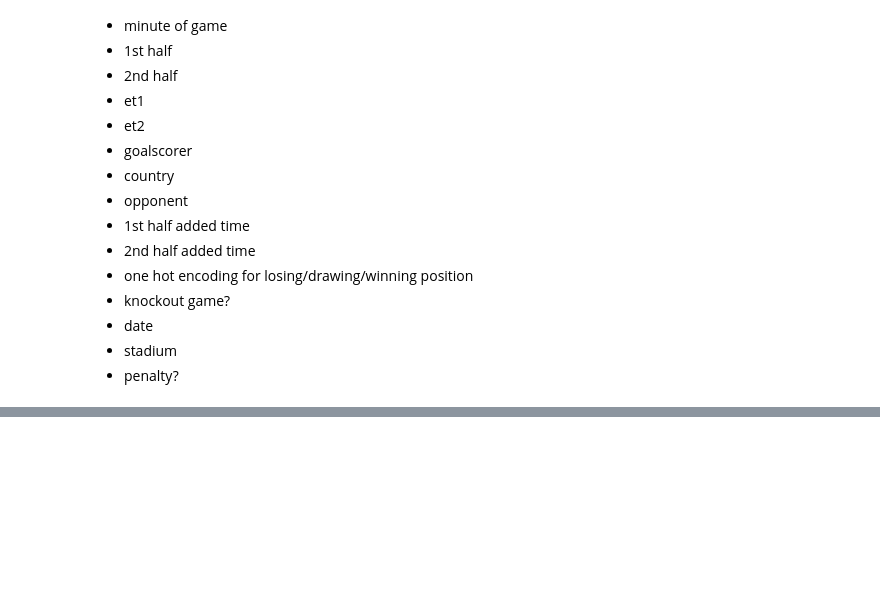
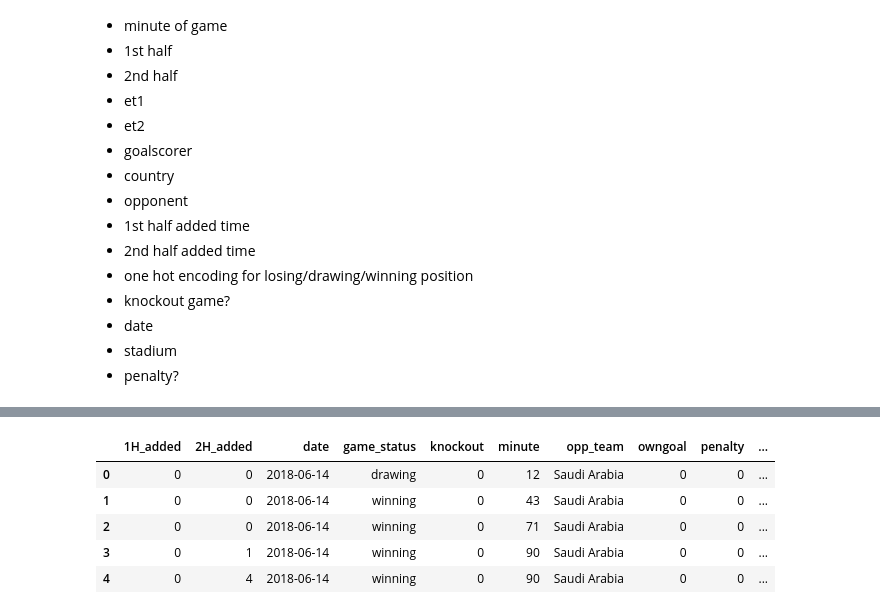
Before and after one commit to finnqiao/2018worldcup_viz, a Jupyter notebook: 2018_viz.ipynb, the cells around one changed output, grey strips where cells are left out. Saved outputs shown, nothing was run; the diff lists cells and outputs as text; code cells hidden in the pictures; blank space fills up the shorter version.

```diff
--- a/2018_viz.ipynb
+++ b/2018_viz.ipynb
@@ -64,0 +64,5 @@ games_df[games_df['goals1'].isnull() == True]
+# %%
+games_df.at[24, 'goals1'] = [{'name': 'Coutinho', 'minute': 90, 'offset': 1, 'score1': 1, 'score2': 0},
+                                                {'name': 'Neymar', 'minute': 90, 'offset': 7, 'score1': 2, 'score2': 0}]
+games_df.at[24, 'goals2'] = []
+games_df[games_df['num'] == 25]
@@ -64,0 +72,4 @@ games_df[games_df['goals1'].isnull() == True]
+# %%
+games_df.at[36, 'goals1'] = []
+games_df.at[36, 'goals2'] = []
+games_df[games_df['num'] == 36]
@@ -97,7 +111,7 @@ In creating the data frame for goals, relevant features have to be identified:
 - penalty?
 # %%
 goal_features = ['minute','period_scored','scorer','scorer_team','opp_team','1H_added','2H_added','penalty',
-           'game_status','knockout','date','stadium']
+           'game_status','knockout','date','stadium', 'owngoal']
 # %%
 def time_period(minute):
     if minute <= 45:
@@ -137,14 +151,14 @@ for index, match in games_df.iterrows():
     for goal in match['goals1']:
         goal_obj = dict.fromkeys(goal_features)
         goal_obj['minute'] = goal['minute']
-        goal_obj['time_period'] = time_period(goal['minute'])
+        goal_obj['period_scored'] = time_period(goal['minute'])
         goal_obj['scorer'] = goal['name']
         goal_obj['scorer_team'] = match['team1']['name']
         goal_obj['opp_team'] = match['team2']['name']
-        if key_check('offset', goal) & (goal_obj['time_period'] == '1H'):
+        if key_check('offset', goal) & (goal_obj['period_scored'] == '1H'):
             goal_obj['1H_added'] = goal['offset']
             goal_obj['2H_added'] = 0
-        elif key_check('offset', goal) & (goal_obj['time_period'] == '2H'):
+        elif key_check('offset', goal) & (goal_obj['period_scored'] == '2H'):
             goal_obj['1H_added'] = 0
             goal_obj['2H_added'] = goal['offset']
         else:
@@ -161,20 +175,24 @@ for index, match in games_df.iterrows():
             goal_obj['knockout'] = 0
         goal_obj['date'] = match['date']
         goal_obj['stadium'] = match['stadium']['name']
+        if key_check('owngoal', goal):
+            goal_obj['owngoal'] = 1
+        else:
+            goal_obj['owngoal'] = 0
         all_goals.append(goal_obj)
 
 ## for opposing team
     for goal in match['goals2']:
         goal_obj = dict.fromkeys(goal_features)
         goal_obj['minute'] = goal['minute']
-        goal_obj['time_period'] = time_period(goal['minute'])
+        goal_obj['period_scored'] = time_period(goal['minute'])
         goal_obj['scorer'] = goal['name']
         goal_obj['scorer_team'] = match['team2']['name']
         goal_obj['opp_team'] = match['team1']['name']
-        if key_check('offset', goal) & (goal_obj['time_period'] == '1H'):
+        if key_check('offset', goal) & (goal_obj['period_scored'] == '1H'):
             goal_obj['1H_added'] = goal['offset']
             goal_obj['2H_added'] = 0
-        elif key_check('offset', goal) & (goal_obj['time_period'] == '2H'):
+        elif key_check('offset', goal) & (goal_obj['period_scored'] == '2H'):
             goal_obj['1H_added'] = 0
             goal_obj['2H_added'] = goal['offset']
         else:
@@ -191,7 +209,11 @@ for index, match in games_df.iterrows():
             goal_obj['knockout'] = 0
         goal_obj['date'] = match['date']
         goal_obj['stadium'] = match['stadium']['name']
+        if key_check('owngoal', goal):
+            goal_obj['owngoal'] = 1
+        else:
+            goal_obj['owngoal'] = 0
         all_goals.append(goal_obj)
 
-print(all_goals)
+all_goals
 # %% [output]
@@ -198,0 +237,10 @@ TypeError: 'float' object is not iterable
+# %%
+goals_df = pd.DataFrame(all_goals)
+goals_df.head()
+# %% [output]
+|  | 1H_added | 2H_added | date | game_status | knockout | minute | opp_team | owngoal | penalty | ... |
+| 0 | 0 | 0 | 2018-06-14 | drawing | 0 | 12 | Saudi Arabia | 0 | 0 | ... |
+| 1 | 0 | 0 | 2018-06-14 | winning | 0 | 43 | Saudi Arabia | 0 | 0 | ... |
+| 2 | 0 | 0 | 2018-06-14 | winning | 0 | 71 | Saudi Arabia | 0 | 0 | ... |
+| 3 | 0 | 1 | 2018-06-14 | winning | 0 | 90 | Saudi Arabia | 0 | 0 | ... |
+| 4 | 0 | 4 | 2018-06-14 | winning | 0 | 90 | Saudi Arabia | 0 | 0 | ... |
```
Also changed, not shown: parts of 18 cells of this notebook, 1 other file.
